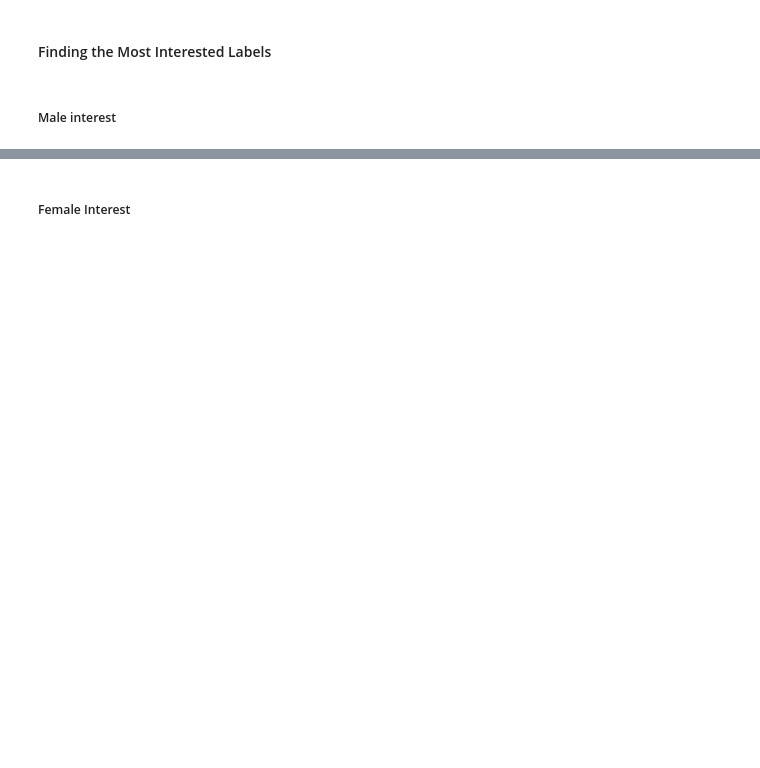
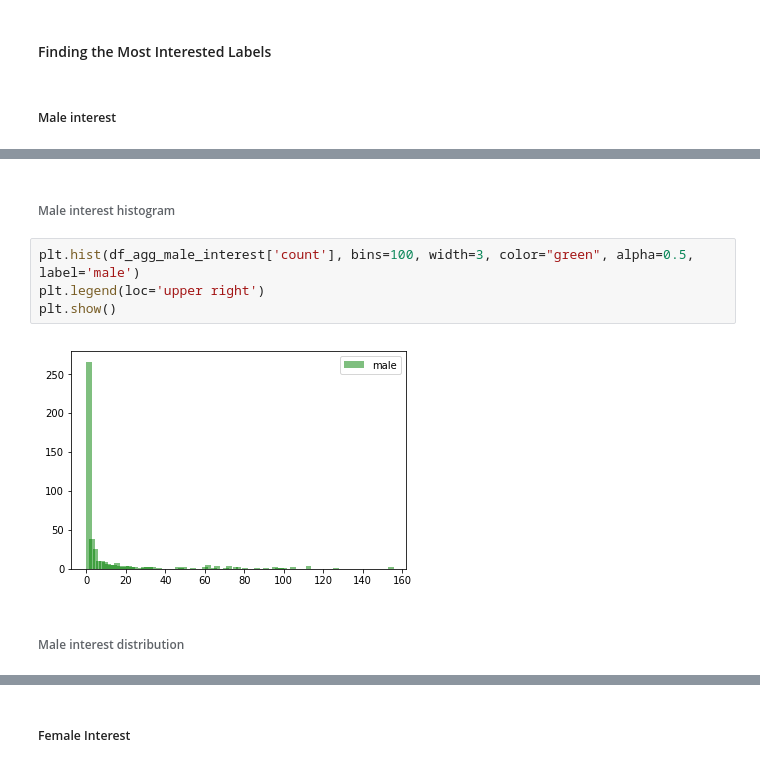
Before and after one commit to wlee0515/Application_Criteria_Generator, a Jupyter notebook: Application_Criteria_Generator/Code/DataPrep/Exploratory Data Analysis.ipynb, the cells around one changed output, grey strips where cells are left out. Saved outputs shown, nothing was run; the diff lists cells and outputs as text; blank space fills up the shorter version.

```diff
--- a/Application_Criteria_Generator/Code/DataPrep/Exploratory Data Analysis.ipynb
+++ b/Application_Criteria_Generator/Code/DataPrep/Exploratory Data Analysis.ipynb
@@ -345,0 +472,10 @@ plt.show()
+# %% [markdown]
+###### Male interest histogram
+# %%
+plt.hist(df_agg_male_interest['count'], bins=100, width=3, color="green", alpha=0.5, label='male')
+plt.legend(loc='upper right')
+plt.show()
+# %% [output]
+[figure, added]
+# %% [markdown]
+###### Male interest distribution
```
Also changed, not shown: parts of 38 cells of this notebook.
